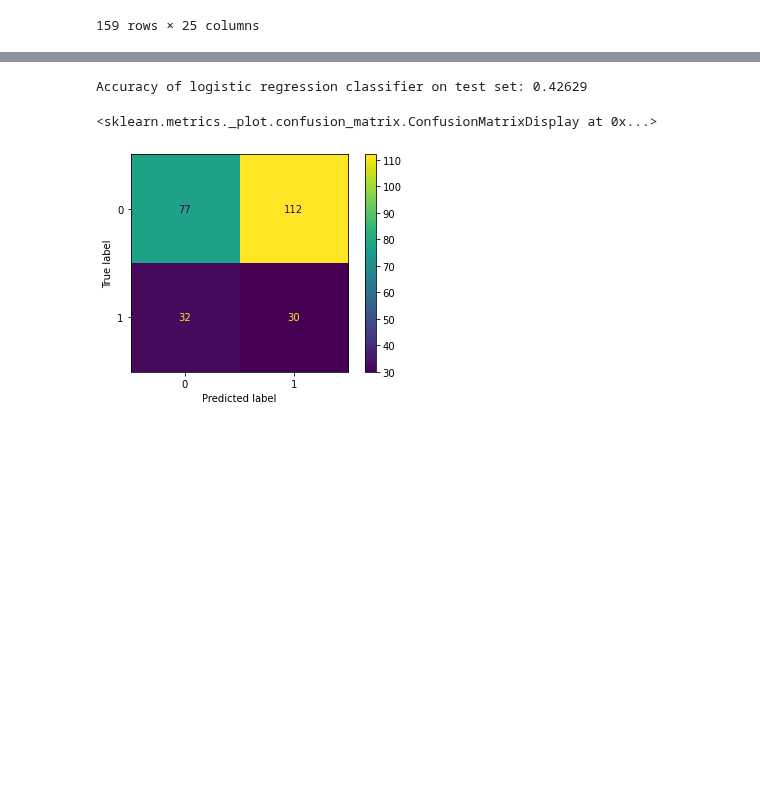
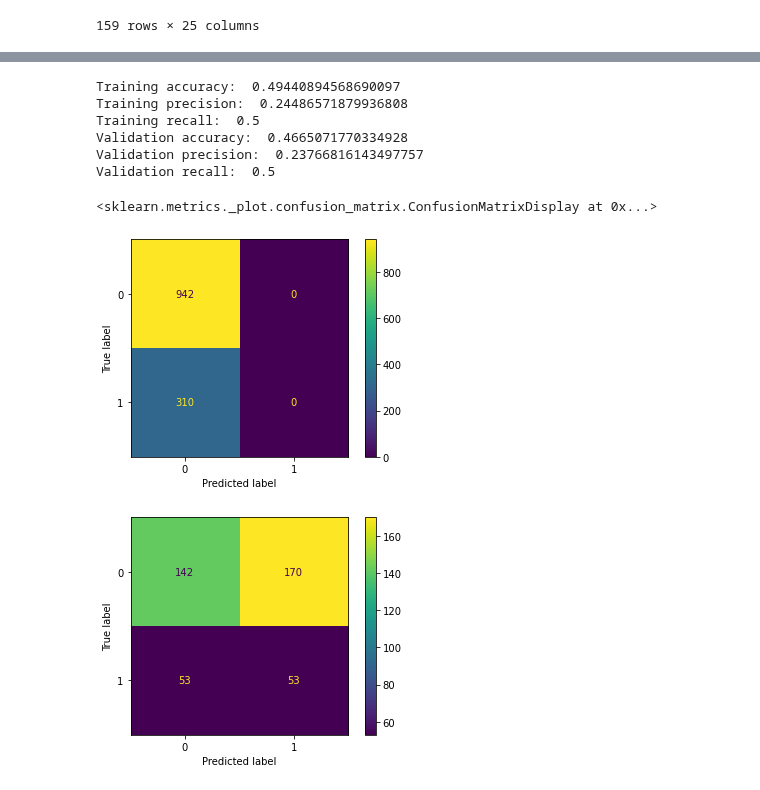
Before and after one commit to asval211/pga_golf_dataset, a Jupyter notebook: notebooks/exploratory/Cameron/data analysis 1.ipynb, the cells around one changed output, grey strips where cells are left out. Drawn from its saved outputs; the diff is of its cells as text; code cells hidden in the pictures; blank space fills up the shorter version.

```diff
--- a/notebooks/exploratory/Cameron/data analysis 1.ipynb
+++ b/notebooks/exploratory/Cameron/data analysis 1.ipynb
@@ -329,37 +362,49 @@ df.corr()
 lr = LogisticRegression()
 X = df.drop(columns= ['points','point_range','player_name'], axis = 1)
 
 y = df['point_range']
 
-X_train, X_val, y_train, y_val = train_test_split(X, y, test_size=0.15,random_state=24)
+X_train, X_val, y_train, y_val = train_test_split(X, y, test_size=0.25,random_state=24)
 columns = X_train.columns
 
-X_test = df_2021.drop(columns= ['points','point_range','player_name'], axis = 1)
+X_test = df_2021.drop(columns= ['points','point_range','player_name','fairways_hit',"possible_fairways"], axis = 1)
 y_test = df_2021['point_range']
 
 #I scale the X_train and X_test data.
 sc = StandardScaler()
 
 X_train_s = sc.fit(X_train).transform(X_train)
 X_val_s = sc.transform(X_val)
 
 #Here I select particular variables from X to use for the logistic regression.
 #cols=['RPI Last Season','AP Votes', 'Coaches Votes','OPPP','OFGm','OFGM','OPerTO','DPerFT','OaFGPer']
 #Now form dataframes from the scaled but not oversampled data with just those␣ 􏰁→columns
 #X_s=X_s_data[cols]
 #y_s=y_s_data['Sweet 16']
 #Form dataframe for X_test_s using only columns specified.
 #X_test_s_df_c=X_test_s_df[cols]
 
 
 lr.fit(X_train, y_train)
+train_preds = lr.predict(X_train_s)
+val_preds = lr.predict(X_val_s)
 
-y_pred = lr.predict(X_val_s)
+print('Training accuracy: ', accuracy_score(y_train, train_preds))
+print('Training precision: ', precision_score(y_train, train_preds))
+print('Training recall: ', recall_score(y_train, train_preds))
+print('Validation accuracy: ', accuracy_score(y_val, val_preds))
+print('Validation precision: ', precision_score(y_val, val_preds))
+print('Validation recall: ', recall_score(y_val, val_preds))
 
-print('Accuracy of logistic regression classifier on test set: {:.5f}'.format(accuracy_score(y_val, y_pred)))
-
+plot_confusion_matrix(lr, X_train, y_train)
 plot_confusion_matrix(lr,X_val_s, y_val)
 # %% [output]
-Accuracy of logistic regression classifier on test set: 0.42629
+Training accuracy:  0.49440894568690097
+Training precision:  0.24486571879936808
+Training recall:  0.5
+Validation accuracy:  0.4665071770334928
+Validation precision:  0.23766816143497757
+Validation recall:  0.5
 <sklearn.metrics._plot.confusion_matrix.ConfusionMatrixDisplay at 0x...>
-[figure, old version]
+[figure, new version]
+[figure, added]
```
Also changed, not shown: parts of 9 cells of this notebook.
